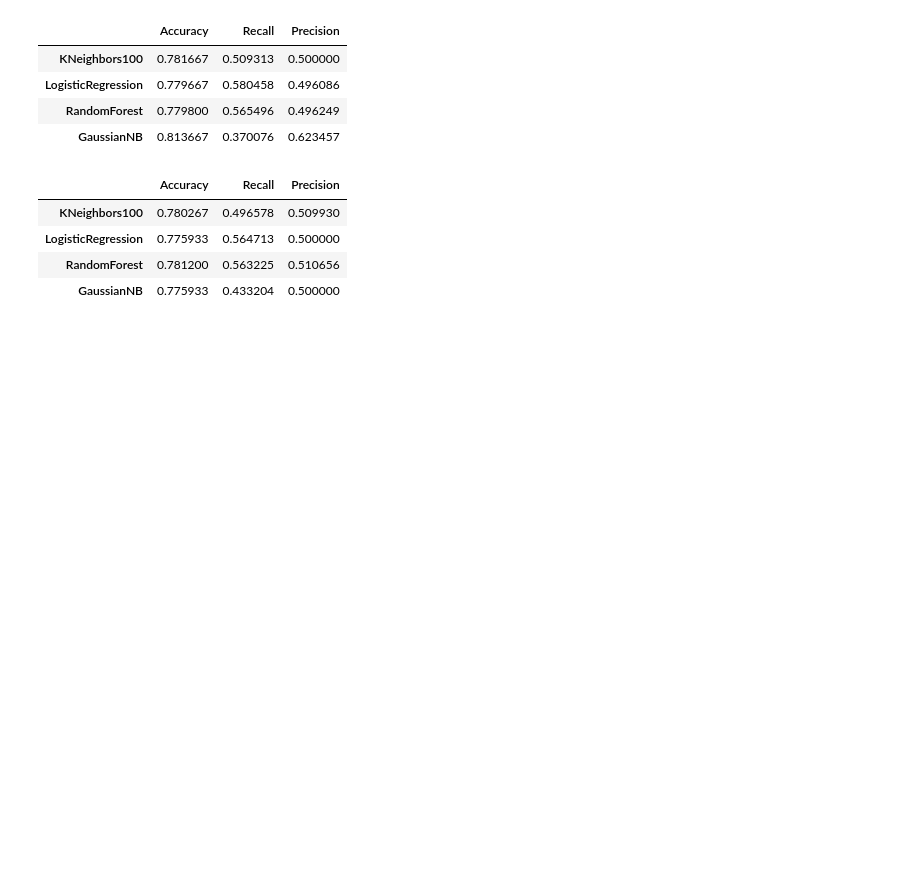
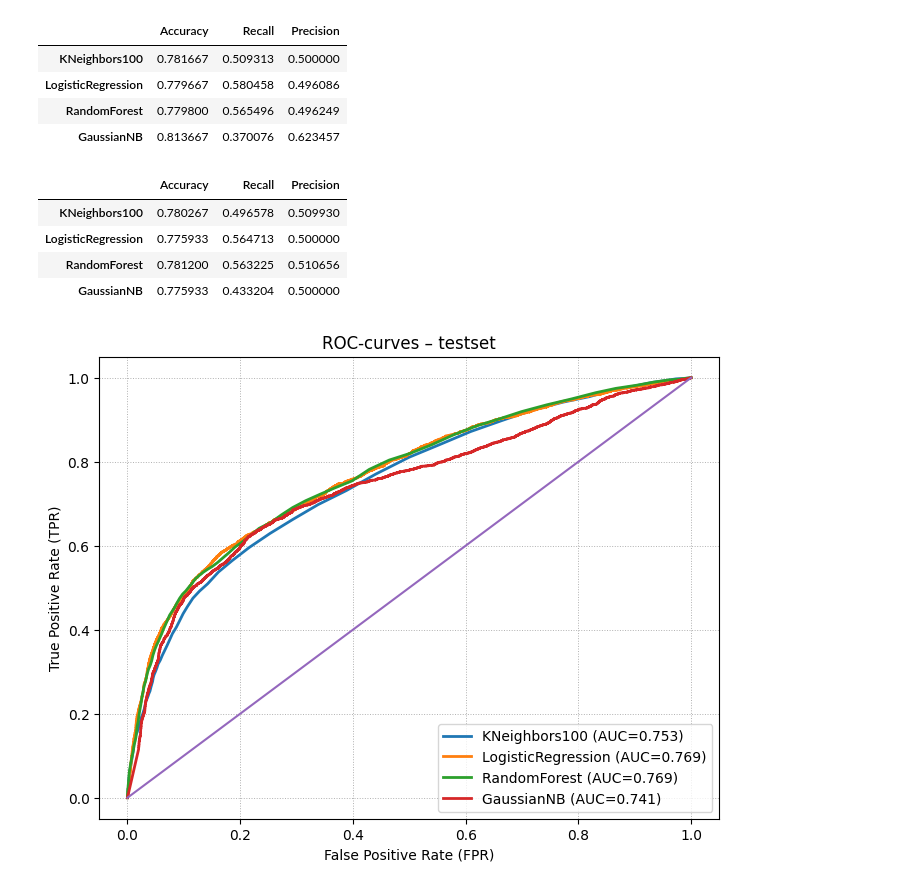
Before and after one commit to Chiel-HAN/MADS-HAN, a Jupyter notebook: Shared/Credit_Card_Defaults_shared.ipynb, the cells around one changed output. Drawn from its saved outputs; the diff is of its cells as text; code cells hidden in the pictures; blank space fills up the shorter version.

Commit message:
Commit ROC curves

```diff
--- a/Shared/Credit_Card_Defaults_shared.ipynb
+++ b/Shared/Credit_Card_Defaults_shared.ipynb
@@ -7,7 +7,7 @@ import seaborn as sb
 pd.set_option('display.max_columns', None) #all columns are displayed
 pd.set_option('display.max_rows', None) #all rows are displayed
 # %%
-location = "C:\MADS\Introduction To ML learning\Credit Card\Credit_card_clients.csv"
+location = "/Users/chielarkink/Documents/GitHub/MADS-HAN/Dataset/default_of_credit_card.csv"
 CreditCard = pd.read_csv(location, sep= ';', header = 1)
 # %%
 CreditCard.describe()
@@ -256,3 +256,26 @@ scores_cv
 | LogisticRegression | 0.775933 | 0.564713 | 0.500000 |
 | RandomForest | 0.781200 | 0.563225 | 0.510656 |
 | GaussianNB | 0.775933 | 0.433204 | 0.500000 |
+# %%
+from sklearn.metrics import roc_curve, roc_auc_score
+
+trained_pipelines = {}
+for name, model in models.items():
+    pipe = make_pipeline(preprocess, model)
+    pipe.fit(xtrn, ytrn)
+    trained_pipelines[name] = pipe
+
+plt.figure(figsize=(8, 6))
+for name, pipe in trained_pipelines.items():
+    y_score = pipe.predict_proba(xtst)[:, 1]
+    fpr, tpr, _ = roc_curve(ytst, y_score)
+    auc = roc_auc_score(ytst, y_score)
+    plt.plot(fpr, tpr, linewidth=2, label=f"{name} (AUC={auc:.3f})")
+
+plt.plot([0,1], [0,1])
+plt.title("ROC-curves – testset")
+plt.xlabel("False Positive Rate (FPR)"); plt.ylabel("True Positive Rate (TPR)")
+plt.legend(loc="lower right"); plt.grid(True, linestyle=":", linewidth=0.7)
+plt.show()
+# %% [output]
+[figure, added]
```
